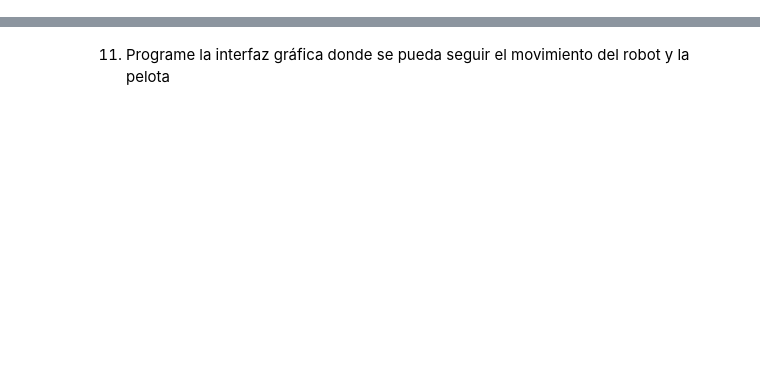
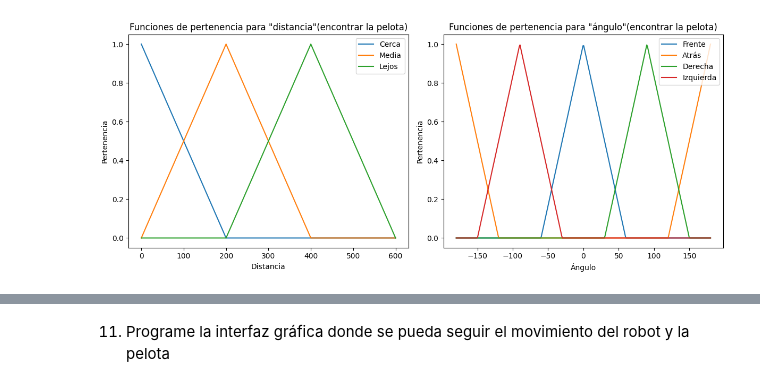
Before and after one commit to 20Candy/lab9_modsim, a Jupyter notebook: main.ipynb, the cells around one changed output, grey strips where cells are left out. Drawn from its saved outputs; the diff is of its cells as text; code cells hidden in the pictures; blank space fills up the shorter version.

```diff
--- a/main.ipynb
+++ b/main.ipynb
@@ -37,0 +92,51 @@ Nuevamente, usaremos el método del centroide.
+# %%
+# Definición de las funciones de pertenencia para "distancia"
+def pertenencia_distancia_cerca(x):
+    return np.maximum(0, 1 - abs(x - 0) / 200)
+def pertenencia_distancia_media(x):
+    return np.maximum(0, 1 - abs(x - 200) / 200)
+def pertenencia_distancia_lejos(x):
+    return np.maximum(0, 1 - abs(x - 400) / 200)
+
+# Definición de las funciones de pertenencia para "ángulo"
+def pertenencia_angulo_frente(x):
+    return np.maximum(0, 1 - abs(x - 0) / 60)
+def combined_pertenencia_angulo_atras(x):
+    membership1 = np.maximum(0, 1 - abs(x - 180) / 60)
+    membership2 = np.maximum(0, 1 - abs(x + 180) / 60)
+    return np.maximum(membership1, membership2)
+def pertenencia_angulo_derecha(x):
+    return np.maximum(0, 1 - abs(x - 90) / 60)
+def pertenencia_angulo_izquierda(x):
+    return np.maximum(0, 1 - abs(x + 90) / 60)
+
+# Valores de entrada
+x_distancia = np.linspace(0, 600, 100)
+x_angulo = np.linspace(-180, 180, 360)
+
+# Crear subplots lado a lado
+fig, axs = plt.subplots(1, 2, figsize=(12, 5))
+
+# Graficar las funciones de pertenencia para "distancia"
+axs[0].plot(x_distancia, pertenencia_distancia_cerca(x_distancia), label='Cerca')
+axs[0].plot(x_distancia, pertenencia_distancia_media(x_distancia), label='Media')
+axs[0].plot(x_distancia, pertenencia_distancia_lejos(x_distancia), label='Lejos')
+axs[0].set_xlabel('Distancia')
+axs[0].set_ylabel('Pertenencia')
+axs[0].legend()
+axs[0].set_title('Funciones de pertenencia para "distancia"'+ '(encontrar la pelota)')
+
+# Graficar las funciones de pertenencia para "ángulo"
+axs[1].plot(x_angulo, pertenencia_angulo_frente(x_angulo), label='Frente')
+axs[1].plot(x_angulo, combined_pertenencia_angulo_atras(x_angulo), label='Atrás')
+axs[1].plot(x_angulo, pertenencia_angulo_derecha(x_angulo), label='Derecha')
+axs[1].plot(x_angulo, pertenencia_angulo_izquierda(x_angulo), label='Izquierda')
+axs[1].set_xlabel('Ángulo')
+axs[1].set_ylabel('Pertenencia')
+axs[1].legend()
+axs[1].set_title('Funciones de pertenencia para "ángulo"' + '(encontrar la pelota)')
+
+plt.tight_layout()
+plt.show()
+# %% [output]
+[figure, added]
```
Also changed, not shown: parts of 25 cells of this notebook.
